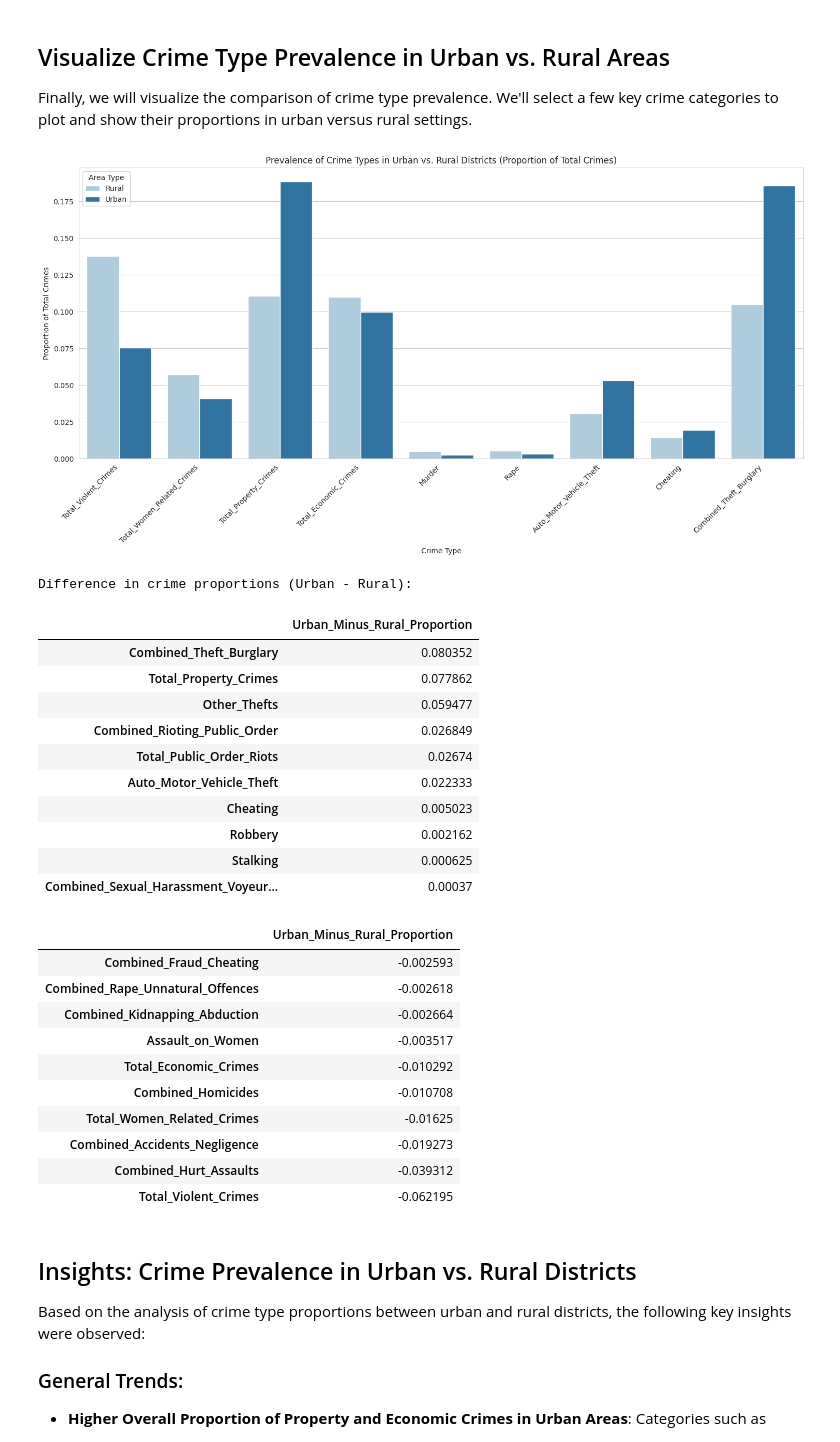
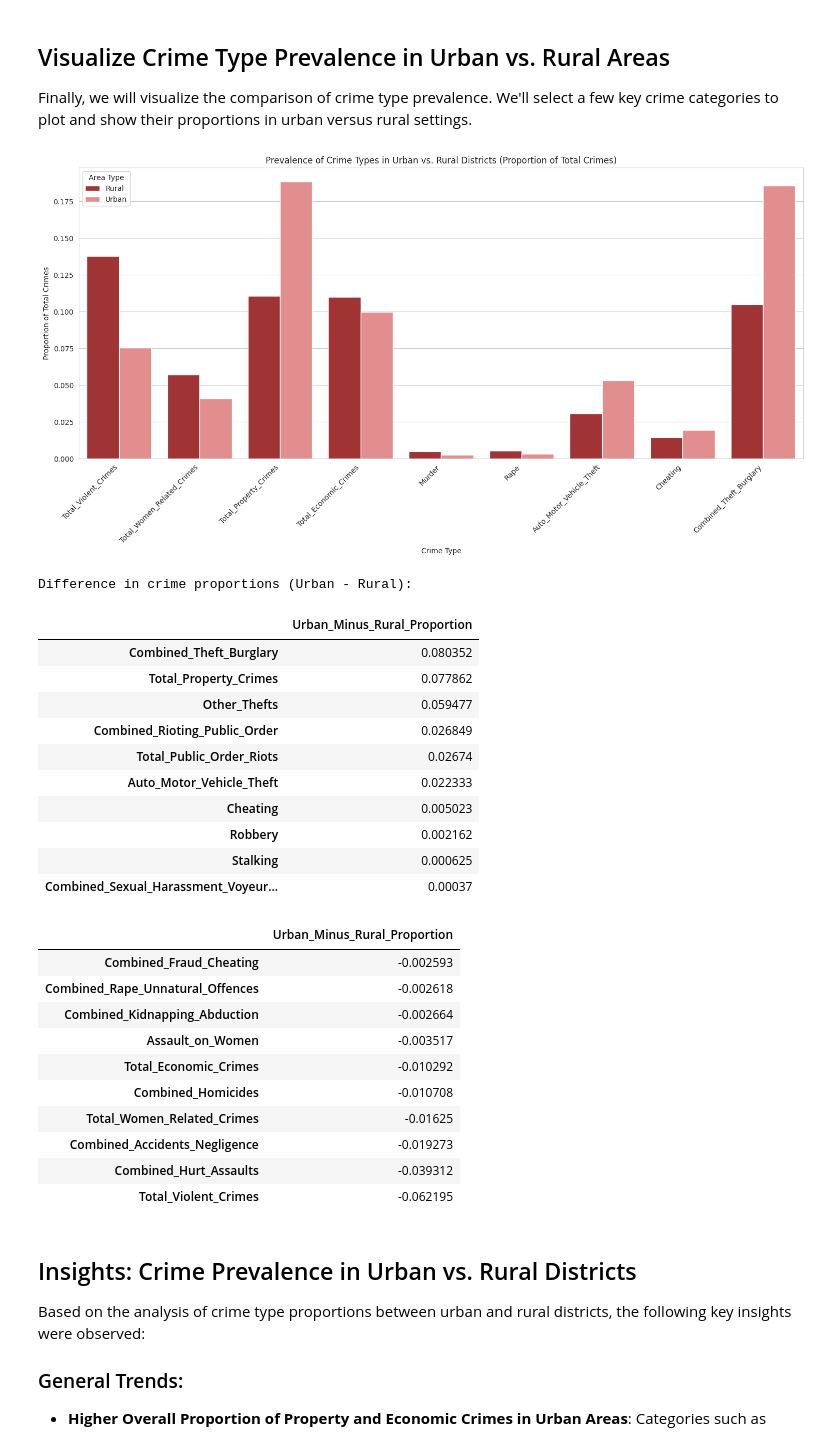
Before and after one commit to nexus9601/District-wise-Crime-Analysis, a Jupyter notebook: notebooks/crime_analysis_2017_2022.ipynb, the cells around one changed output. Drawn from its saved outputs; the diff is of its cells as text; code cells hidden in the pictures.

```diff
--- a/notebooks/crime_analysis_2017_2022.ipynb
+++ b/notebooks/crime_analysis_2017_2022.ipynb
@@ -12,7 +12,7 @@ import seaborn as sns
 # %% [markdown]
 # **Importing the Dataset**
 # %%
-df = pd.read_csv(r"/content/districtwise-ipc-crimes-2017-onwards.xlsx - districtwise-ipc-crimes-2017-on (1).csv")
+df = pd.read_csv(r"/content/raw_crime_data.csv")
 df
 # %% [output]
 |  | id | year | state_name | state_code | district_name | district_code | registration_circles | murder | ... |
@@ -1322,9 +1321,6 @@ Proportion of each crime type within Urban/Rural Classification:
 
 Finally, we will visualize the comparison of crime type prevalence. We'll select a few key crime categories to plot and show their proportions in urban versus rural settings.
 # %%
-import matplotlib.pyplot as plt
-import seaborn as sns
-
 sns.set_style("whitegrid")
 
 # Select a subset of crime categories to visualize
@@ -1348,35 +1344,37 @@ df_plot = urban_rural_crime_proportions[['Urban_Rural_Classification'] + crime_c
     value_name='Proportion'
 )
 
 plt.figure(figsize=(15, 8))
-sns.barplot(x='Crime_Type', y='Proportion', hue='Urban_Rural_Classification', data=df_plot, palette='Paired')
+# Define custom color palette
+custom_palette = {'Rural': 'firebrick', 'Urban': 'lightcoral'}
+sns.barplot(x='Crime_Type', y='Proportion', hue='Urban_Rural_Classification', data=df_plot, palette=custom_palette)
 plt.title('Prevalence of Crime Types in Urban vs. Rural Districts (Proportion of Total Crimes)')
 plt.xlabel('Crime Type')
 plt.ylabel('Proportion of Total Crimes')
 plt.xticks(rotation=45, ha='right')
 plt.legend(title='Area Type')
 plt.tight_layout()
 plt.show()
 
 # You can also analyze the absolute differences in proportions
 urban_proportions = urban_rural_crime_proportions[urban_rural_crime_proportions['Urban_Rural_Classification'] == 'Urban'].drop(columns=['Urban_Rural_Classification', 'Total_Crimes']).reset_index(drop=True)
 rural_proportions = urban_rural_crime_proportions[urban_rural_crime_proportions['Urban_Rural_Classification'] == 'Rural'].drop(columns=['Urban_Rural_Classification', 'Total_Crimes']).reset_index(drop=True)
 
 # Subtracting now results in a single row DataFrame
 difference_df = urban_proportions - rural_proportions
 
 # Transpose to make crime types index and the difference a column
 difference_in_proportions = difference_df.transpose()
 difference_in_proportions.columns = ['Urban_Minus_Rural_Proportion']
 
 # Now sort by the newly named column
 difference_in_proportions = difference_in_proportions.sort_values(by='Urban_Minus_Rural_Proportion', ascending=False)
 
 print("\nDifference in crime proportions (Urban - Rural):")
 display(difference_in_proportions.head(10))
 display(difference_in_proportions.tail(10))
 # %% [output]
-[figure, old version]
+[figure, new version]
 Difference in crime proportions (Urban - Rural):
 |  | Urban_Minus_Rural_Proportion |
 | Combined_Theft_Burglary | 0.080352 |
```
Also changed, not shown: parts of 3 cells of this notebook.
